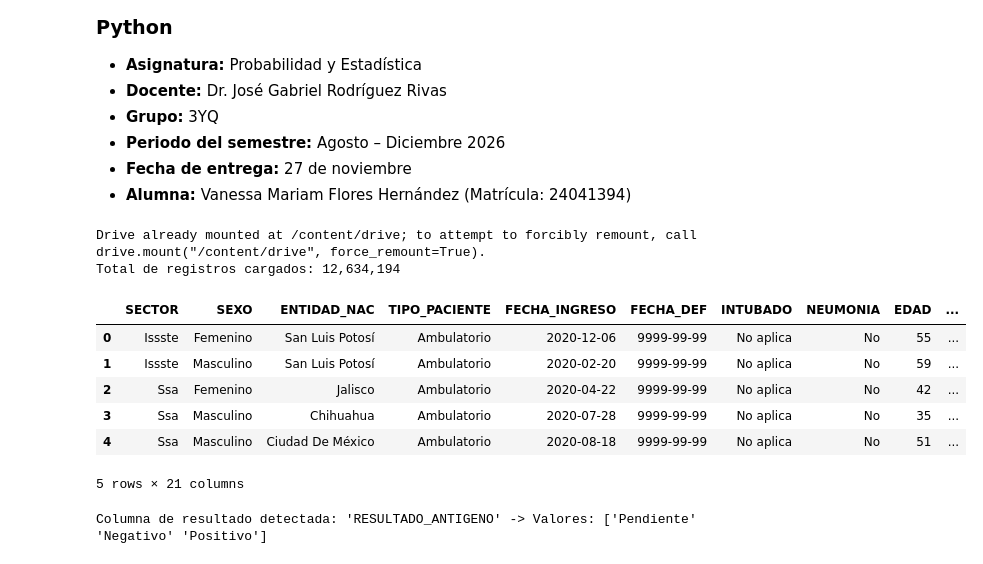
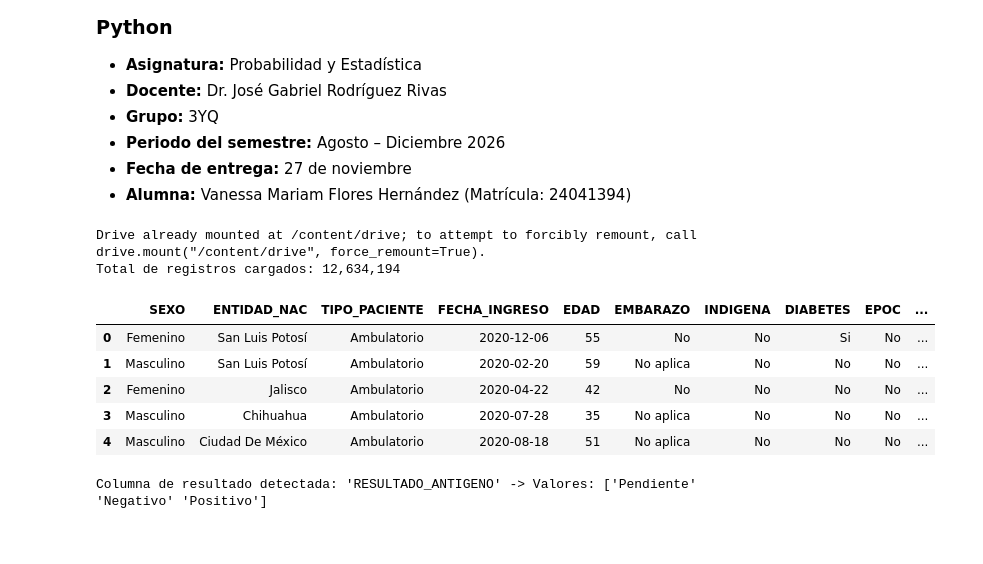
Before and after one commit to Vanessa-Flores-Hernandez/Probabilidad, a Jupyter notebook: Unidad6/Proyecto_Final_COVID19.ipynb, the cells around one changed output. Saved outputs shown, nothing was run; the diff lists cells and outputs as text; code cells hidden in the pictures.

```diff
--- a/Unidad6/Proyecto_Final_COVID19.ipynb
+++ b/Unidad6/Proyecto_Final_COVID19.ipynb
@@ -15,64 +15,34 @@
 # %%
 from google.colab import drive
 import pandas as pd
 import numpy as np
 import matplotlib.pyplot as plt
 import seaborn as sns
 from scipy.stats import norm
 
-# 1. Montar Google Drive
 drive.mount('/content/drive')
 
-# 2. Definir la ruta del archivo en tu Google Drive
-# Ajusta la ruta si lo guardaste dentro de una subcarpeta
 ruta_archivo = '/content/drive/MyDrive/covid2020-2021-codificado.csv'
 
-# 3. Seleccionar solo las columnas necesarias y optimizar tipos de memoria
 columnas_usar = [
-    'ENTIDAD_RES', 'SEXO', 'TIPO_PACIENTE', 'FECHA_INGRESO',
+    'ENTIDAD_NAC', 'SEXO', 'TIPO_PACIENTE', 'FECHA_INGRESO',
     'EDAD', 'EMBARAZO', 'INDIGENA', 'DIABETES', 'EPOC', 'ASMA',
-    'INMUSUPR', 'HIPERTENSION', 'CARDIOVASCULAR', 'OBESIDAD',
-    'RENAL_CRONICA', 'TABAQUISMO', 'CLASIFICACION_FINAL'
+    'HIPERTENSION', 'CARDIOVASCULAR', 'OBESIDAD',
+    'RENAL_CRONICA', 'TABAQUISMO', 'RESULTADO_ANTIGENO'
 ]
 
-tipos_datos = {
-    'ENTIDAD_RES': 'int8',
-    'SEXO': 'int8',
-    'TIPO_PACIENTE': 'int8',
-    'EDAD': 'int16',
-    'EMBARAZO': 'int8',
-    'INDIGENA': 'int8',
-    'DIABETES': 'int8',
-    'EPOC': 'int8',
-    'ASMA': 'int8',
-    'INMUSUPR': 'int8',
-    'HIPERTENSION': 'int8',
-    'CARDIOVASCULAR': 'int8',
-    'OBESIDAD': 'int8',
-    'RENAL_CRONICA': 'int8',
-    'TABAQUISMO': 'int8',
-    'CLASIFICACION_FINAL': 'int8'
-}
-
-# Cargar el dataset (si la columna de resultado se llama RESULTADO_LAB en lugar de CLASIFICACION_FINAL, ajústalo tras ver df.columns)
-try:
-    df = pd.read_csv(ruta_archivo, usecols=columnas_usar, dtype=tipos_datos, low_memory=False)
-except ValueError:
-    # Carga de inspección en caso de que el nombre de columna de clasificación varíe
-    df = pd.read_csv(ruta_archivo, low_memory=False)
-
+df = pd.read_csv(ruta_archivo, usecols=columnas_usar, low_memory=False)
 print(f"Total de registros cargados: {len(df):,}")
 df.head()
 # %% [output]
 Drive already mounted at /content/drive; to attempt to forcibly remount, call drive.mount("/content/drive", force_remount=True).
 Total de registros cargados: 12,634,194
-|  | SECTOR | SEXO | ENTIDAD_NAC | TIPO_PACIENTE | FECHA_INGRESO | FECHA_DEF | INTUBADO | NEUMONIA | EDAD | ... |
-| 0 | Issste | Femenino | San Luis Potosí | Ambulatorio | 2020-12-06 | 9999-99-99 | No aplica | No | 55 | ... |
-| 1 | Issste | Masculino | San Luis Potosí | Ambulatorio | 2020-02-20 | 9999-99-99 | No aplica | No | 59 | ... |
-| 2 | Ssa | Femenino | Jalisco | Ambulatorio | 2020-04-22 | 9999-99-99 | No aplica | No | 42 | ... |
-| 3 | Ssa | Masculino | Chihuahua | Ambulatorio | 2020-07-28 | 9999-99-99 | No aplica | No | 35 | ... |
-| 4 | Ssa | Masculino | Ciudad De México | Ambulatorio | 2020-08-18 | 9999-99-99 | No aplica | No | 51 | ... |
+|  | SEXO | ENTIDAD_NAC | TIPO_PACIENTE | FECHA_INGRESO | EDAD | EMBARAZO | INDIGENA | DIABETES | EPOC | ... |
+| 0 | Femenino | San Luis Potosí | Ambulatorio | 2020-12-06 | 55 | No | No | Si | No | ... |
+| 1 | Masculino | San Luis Potosí | Ambulatorio | 2020-02-20 | 59 | No aplica | No | No | No | ... |
+| 2 | Femenino | Jalisco | Ambulatorio | 2020-04-22 | 42 | No | No | No | No | ... |
+| 3 | Masculino | Chihuahua | Ambulatorio | 2020-07-28 | 35 | No aplica | No | No | No | ... |
+| 4 | Masculino | Ciudad De México | Ambulatorio | 2020-08-18 | 51 | No aplica | No | No | No | ... |
-5 rows × 21 columns
 # %%
 # Detectar automáticamente la columna de resultado/clasificación
 posibles_res = [c for c in df.columns if 'RESULTADO' in c.upper() or 'CLASIF' in c.upper()]
```
Also changed, not shown: parts of 2 cells of this notebook.
